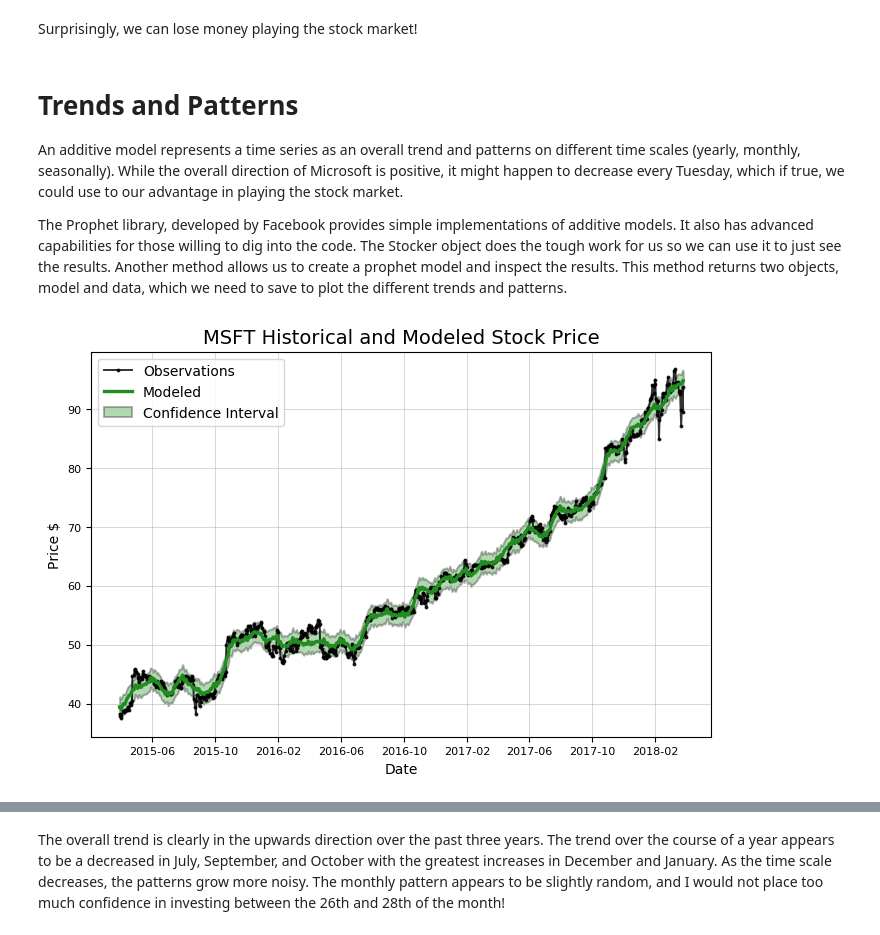
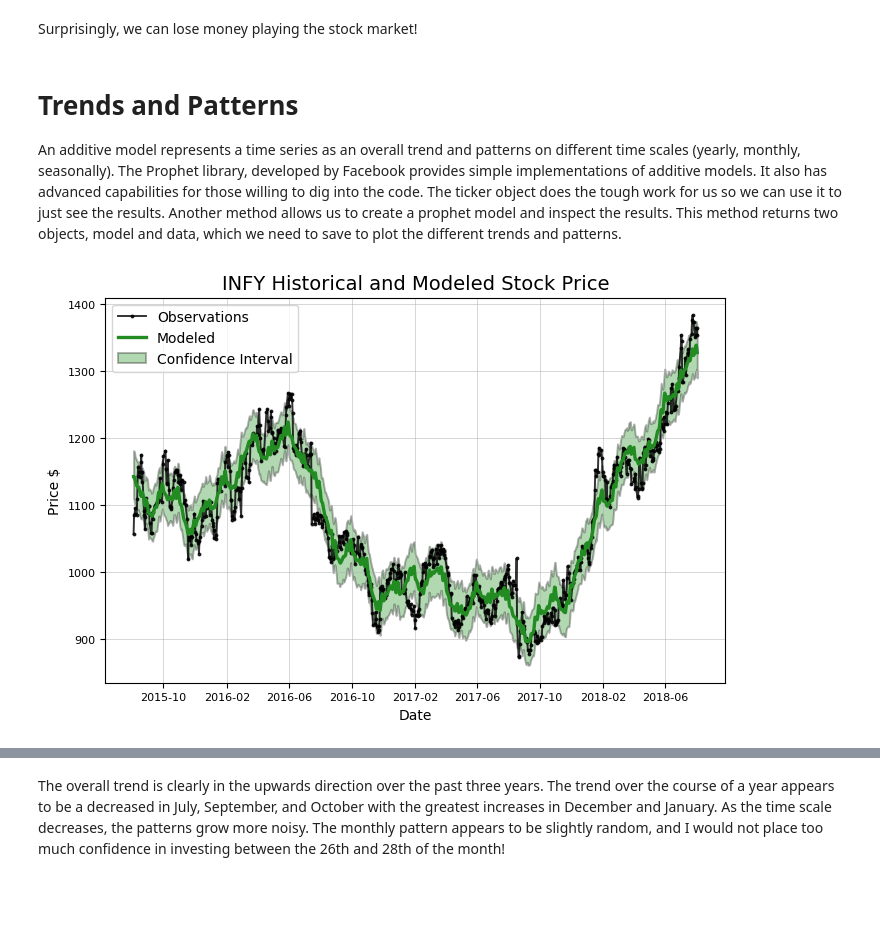
Before and after one commit to thegauravsingh/AI-Adventures-Stock-Analysis-using-Tensorflow, a Jupyter notebook: Stocks Analyzer.ipynb, the cells around one changed output, grey strips where cells are left out. Drawn from its saved outputs; the diff is of its cells as text; code cells hidden in the pictures; blank space fills up the shorter version.

```diff
--- a/Stocks Analyzer.ipynb
+++ b/Stocks Analyzer.ipynb
@@ -61 +58,3 @@ microsoft = Stocker('MSFT')
+# %%
+ticker = stockTicker('INFY','NSE')
 # %% [markdown]
@@ -117,14 +116,13 @@ Surprisingly, we can lose money playing the stock market!
 # %% [markdown]
 # Trends and Patterns
 
-An additive model represents a time series as an overall trend and patterns on different time scales (yearly, monthly, seasonally). While the overall direction of Microsoft is positive, it might happen to decrease every Tuesday, which if true, we could use to our advantage in playing the stock market.
-
-The Prophet library, developed by Facebook provides simple implementations of additive models. It also has advanced capabilities for those willing to dig into the code. The Stocker object does the tough work for us so we can use it to just see the results.
+An additive model represents a time series as an overall trend and patterns on different time scales (yearly, monthly, seasonally).
+The Prophet library, developed by Facebook provides simple implementations of additive models. It also has advanced capabilities for those willing to dig into the code. The ticker object does the tough work for us so we can use it to just see the results.
 Another method allows us to create a prophet model and inspect the results. This method returns two objects, model and data, which we need to save to plot the different trends and patterns.
 # %%
-model, model_data = microsoft.create_prophet_model()
+model, model_data = ticker.create_prophet_model()
 # %% [output]
-[figure, old version]
+[figure, new version]
 # %%
 model.plot_components(model_data)
 plt.show()
```
Also changed, not shown: parts of 31 cells of this notebook.
